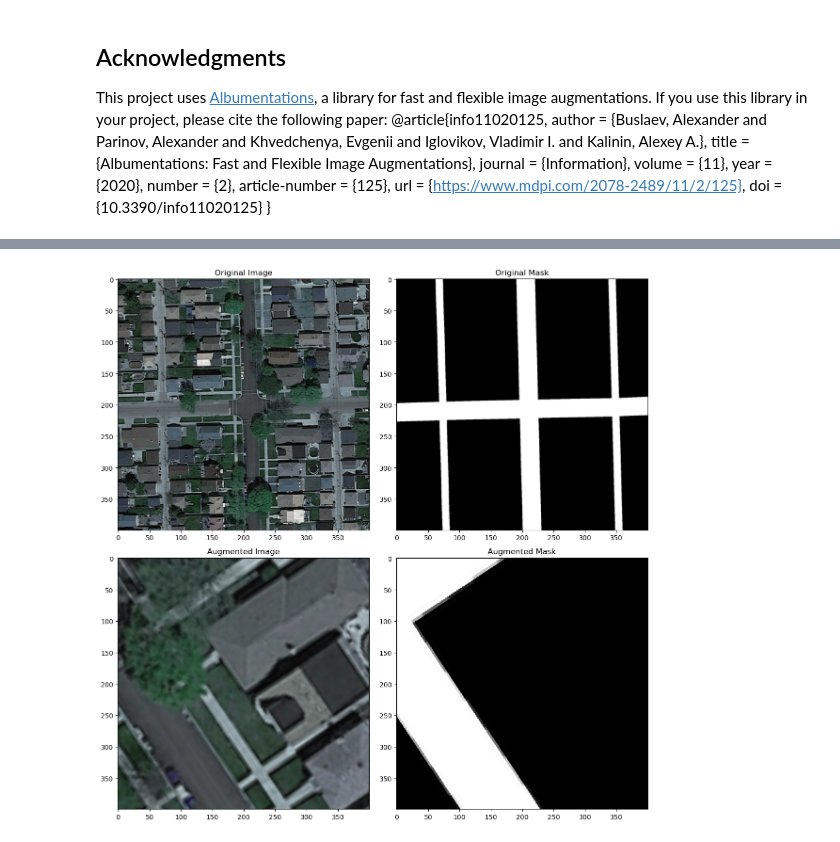
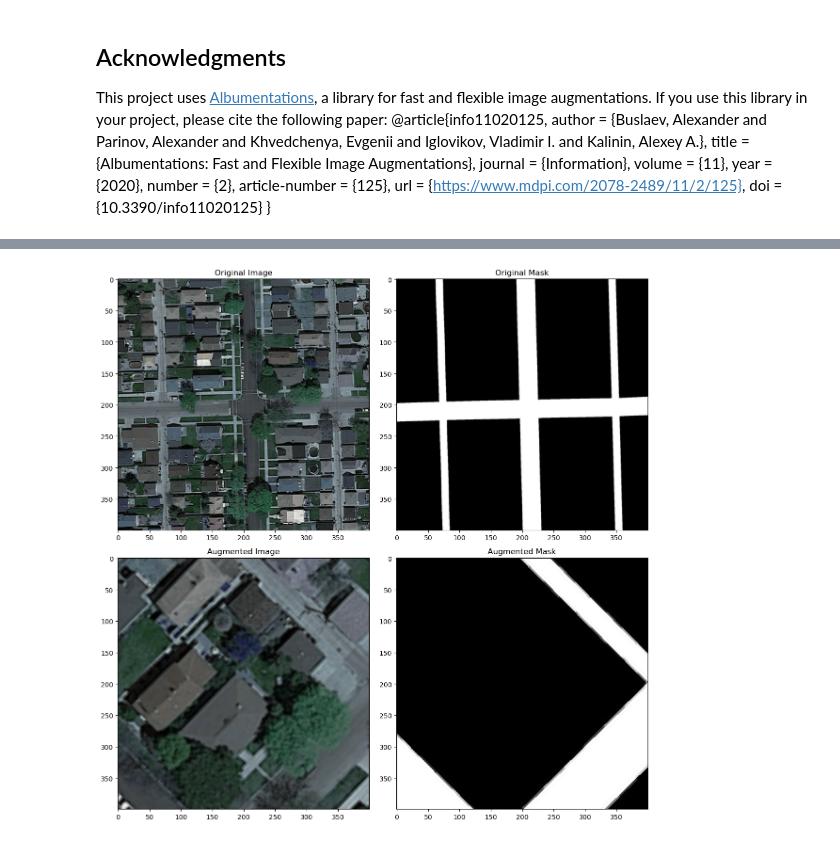
Before and after one commit to CS-433/ml-project-2-overfitters-anonymous-1, a Jupyter notebook: Data_Augmentation/Data_Augmentation.ipynb, the cells around one changed output, grey strips where cells are left out. Drawn from its saved outputs; the diff is of its cells as text; code cells hidden in the pictures.

Commit message:
Augmentation working

```diff
--- a/Data_Augmentation/Data_Augmentation.ipynb
+++ b/Data_Augmentation/Data_Augmentation.ipynb
@@ -46,6 +46,7 @@ def augment_image_and_mask(image, mask, scale_limits):
     # Define augmentation pipeline
     aug_pipeline = A.Compose([
         A.RandomBrightnessContrast(p=0.2),          # Adjust brightness/contrast
+        A.HorizontalFlip(),
         A.ShiftScaleRotate(shift_limit=1,        # Random shift/scale/rotate
                            scale_limit=scale_limits, p=1)
     ], additional_targets={'mask': 'mask'})         # Ensure mask is augmented
@@ -65,13 +66,16 @@ def visualize(image, mask, augmented_image, augmented_mask):
         augmented_mask (np.array): Augmented mask.
     """
     fig, ax = plt.subplots(2, 2, figsize=(12, 12))
-    ax[0, 0].imshow(cv2.cvtColor(image, cv2.COLOR_BGR2RGB))
+    ax[0, 0].imshow(image)
     ax[0, 0].set_title("Original Image")
     ax[0, 1].imshow(mask, cmap='gray')
     ax[0, 1].set_title("Original Mask")
-    ax[1, 0].imshow(cv2.cvtColor(augmented_image, cv2.COLOR_BGR2RGB))
+    ax[1, 0].imshow(augmented_image)
     ax[1, 0].set_title("Augmented Image")
     ax[1, 1].imshow(augmented_mask, cmap='gray')
     ax[1, 1].set_title("Augmented Mask")
     plt.tight_layout()
     plt.show()
+# %%
+images_dirs = os.listdir(r'C:\Users\Max Tost\Desktop\Project2_Road_segmentation\Data\training\images')
+mask_dirs = os.listdir(r'C:\Users\Max Tost\Desktop\Project2_Road_segmentation\Data\training\groundtruth')
@@ -77,0 +85,17 @@ def visualize(image, mask, augmented_image, augmented_mask):
+# %%
+image_dir = images_dirs[0]
+mask_dir = mask_dirs[0]
+
+num_augment = 50
+
+for image_dir, mask_dir in zip(images_dirs, mask_dirs):
+
+    image = cv2.imread('C:\\Users\\Max Tost\\Desktop\\\Project2_Road_segmentation\\Data\\training\\images\\' + image_dir)
+    mask = cv2.imread('C:\\Users\\Max Tost\\Desktop\\\Project2_Road_segmentation\\Data\\training\\groundtruth\\' + mask_dir, cv2.IMREAD_GRAYSCALE)
+
+
+
+    for n in range(num_augment):
+        augmented_image, augmented_mask = augment_image_and_mask(image, mask,(0.3, 3))
+        cv2.imwrite('C:\\Users\\Max Tost\\Desktop\\\Project2_Road_segmentation\\Data\\training\\images_augmented\\' + image_dir[:-4] + '_augmentation' + str(n) + '.png', augmented_image)
+        cv2.imwrite('C:\\Users\\Max Tost\\Desktop\\Project2_Road_segmentation\\Data\\training\\groundtruth_augmented\\' + mask_dir[:-4] + '_augmentation' + str(n) + '.png', augmented_mask)
@@ -78,16 +105,16 @@ def visualize(image, mask, augmented_image, augmented_mask):
 # %%
 # Load your image and mask
-image = cv2.imread(r'C:\Users\Max Tost\Desktop\Project2_Road_segmentation\Data\training\images\satImage_001.png')
+image = cv2.imread('C:\\Users\\Max Tost\\Desktop\\\Project2_Road_segmentation\\Data\\training\\images\\' + image_dir)
 mask = cv2.imread(r'C:\Users\Max Tost\Desktop\Project2_Road_segmentation\Data\training\groundtruth\satImage_001.png', cv2.IMREAD_GRAYSCALE)
 
 # Ensure both image and mask are in expected formats
-image = cv2.cvtColor(image, cv2.COLOR_BGR2RGB)  # Convert BGR to RGB for visualization
-mask = mask.astype(np.uint8)                   # Ensure mask is uint8
+# image = cv2.cvtColor(image, cv2.COLOR_BGR2RGB)  # Convert BGR to RGB for visualization
+# mask = mask.astype(np.uint8)                   # Ensure mask is uint8
 
 # Apply augmentations
-augmented_image, augmented_mask = augment_image_and_mask(image, mask,(0.3, 5))
+augmented_image, augmented_mask = augment_image_and_mask(image, mask,(0.3, 3))
 
 # Visualize results
 visualize(image, mask, augmented_image, augmented_mask)
 # %% [output]
-[figure, old version]
+[figure, new version]
```
Also changed, not shown: parts of 2 cells of this notebook.
